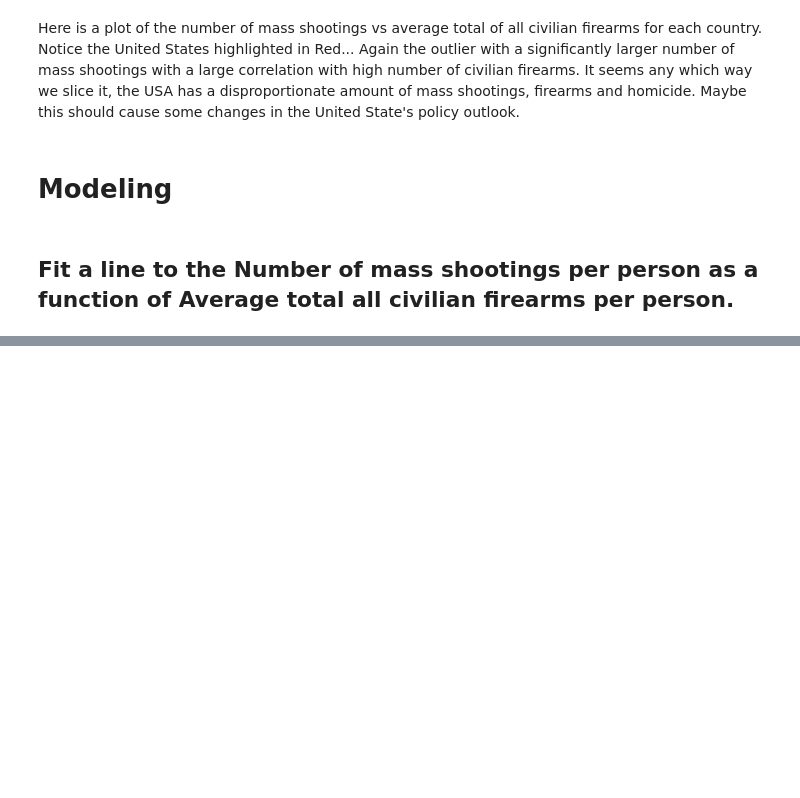
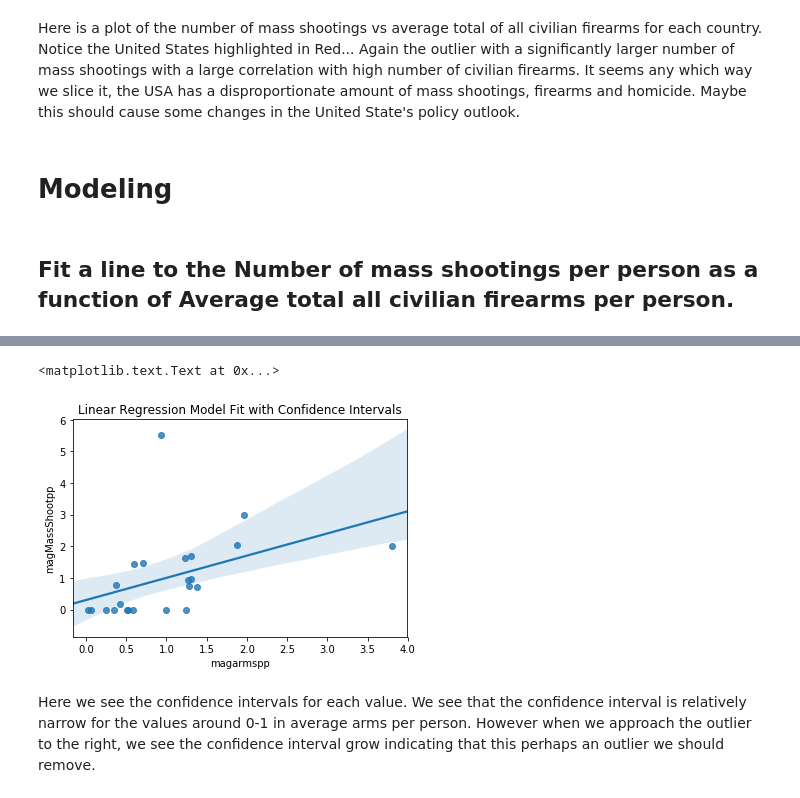
Before and after one commit to sarahJune1/PUI2018_sjs909, a Jupyter notebook: HW9_sjs909/Assignment3_sjs909.ipynb, the cells around one changed output, grey strips where cells are left out. Drawn from its saved outputs; the diff is of its cells as text; code cells hidden in the pictures; blank space fills up the shorter version.

```diff
--- a/HW9_sjs909/Assignment3_sjs909.ipynb
+++ b/HW9_sjs909/Assignment3_sjs909.ipynb
@@ -489,0 +562,9 @@ Warnings:
+# %%
+#Plot data and a linear regression model fit to show the confidence intervals
+sns.regplot(x='magarmspp', y="magMassShootpp", data=gunControl)
+plt.title('Linear Regression Model Fit with Confidence Intervals')
+# %% [output]
+<matplotlib.text.Text at 0x...>
+[figure, added]
+# %% [markdown]
+Here we see the confidence intervals for each value. We see that the confidence interval is relatively narrow for the values around 0-1 in average arms per person. However when we approach the outlier to the right, we see the confidence interval grow indicating that this perhaps an outlier we should remove.
```
Also changed, not shown: parts of 12 cells of this notebook.
